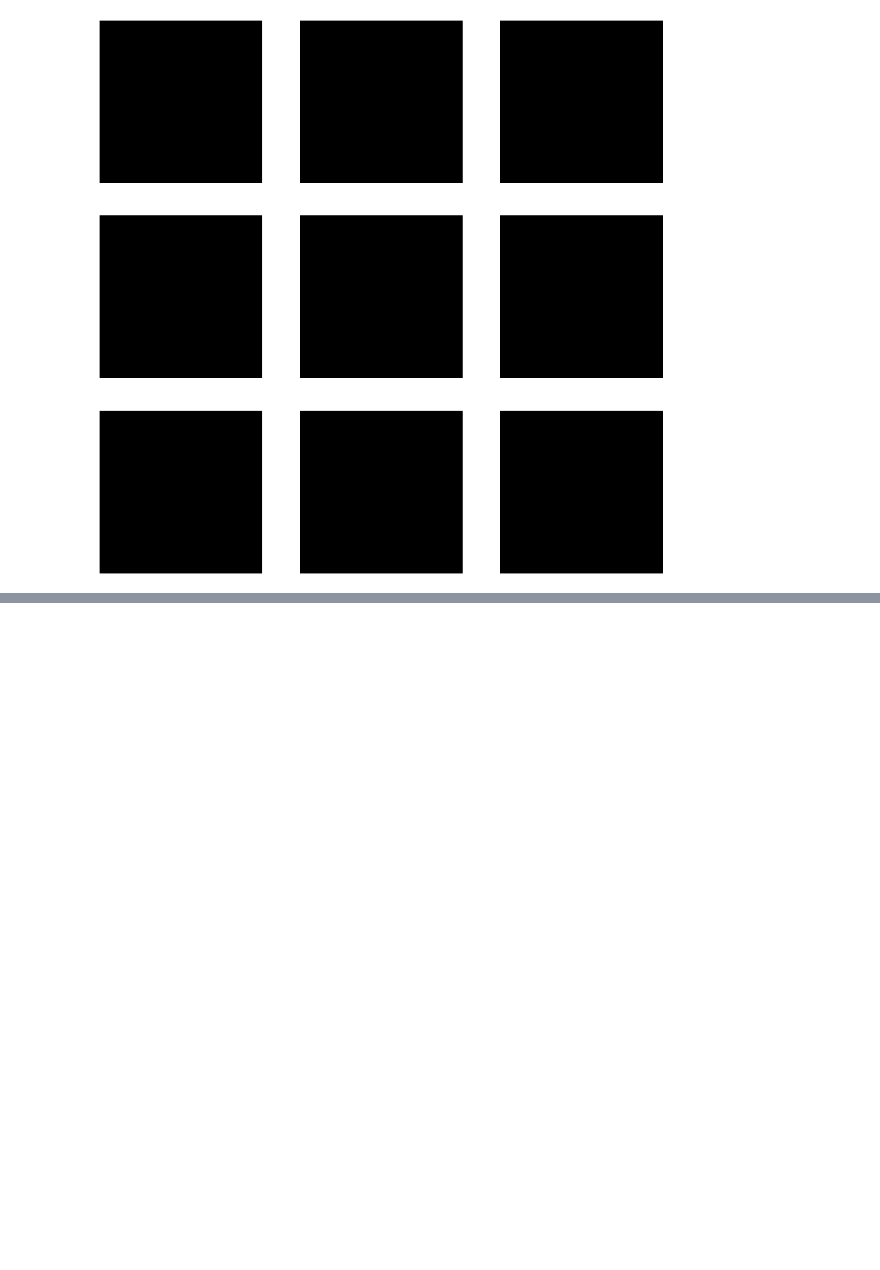
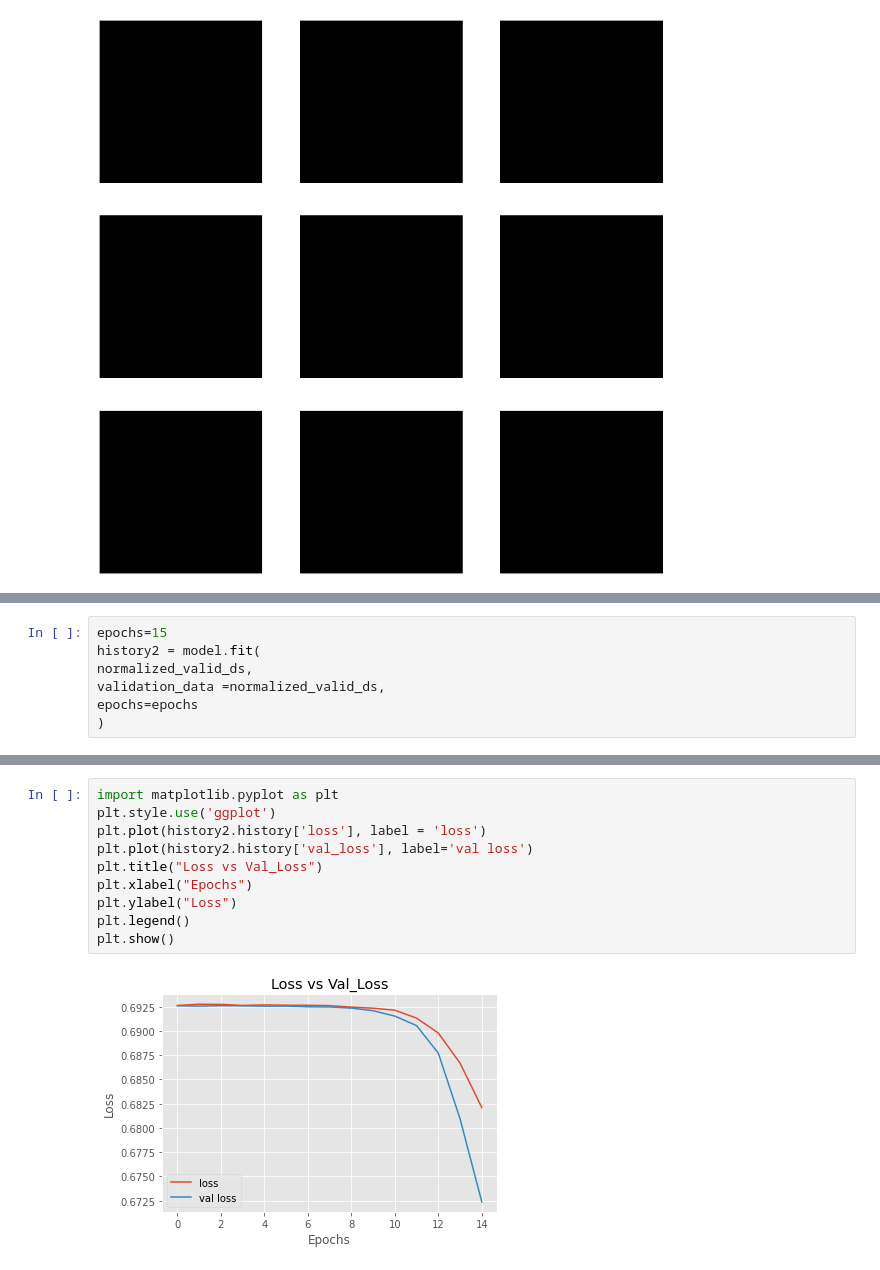
Before and after one commit to pirumba/deeplearning, a Jupyter notebook: Chest_opacity.ipynb, the cells around one changed output, grey strips where cells are left out. Drawn from its saved outputs; the diff is of its cells as text; blank space fills up the shorter version.

```diff
--- a/Chest_opacity.ipynb
+++ b/Chest_opacity.ipynb
@@ -270,0 +317,7 @@ for images, _ in normalized_train_ds.take(1):
+# %%
+epochs=15
+history2 = model.fit(
+normalized_valid_ds,
+validation_data =normalized_valid_ds,
+epochs=epochs
+)
@@ -270,0 +342,12 @@ for images, _ in normalized_train_ds.take(1):
+# %%
+import matplotlib.pyplot as plt
+plt.style.use('ggplot')
+plt.plot(history2.history['loss'], label = 'loss')
+plt.plot(history2.history['val_loss'], label='val loss')
+plt.title("Loss vs Val_Loss")
+plt.xlabel("Epochs")
+plt.ylabel("Loss")
+plt.legend()
+plt.show()
+# %% [output]
+[figure, added]
```
Also changed, not shown: parts of 36 cells of this notebook.
